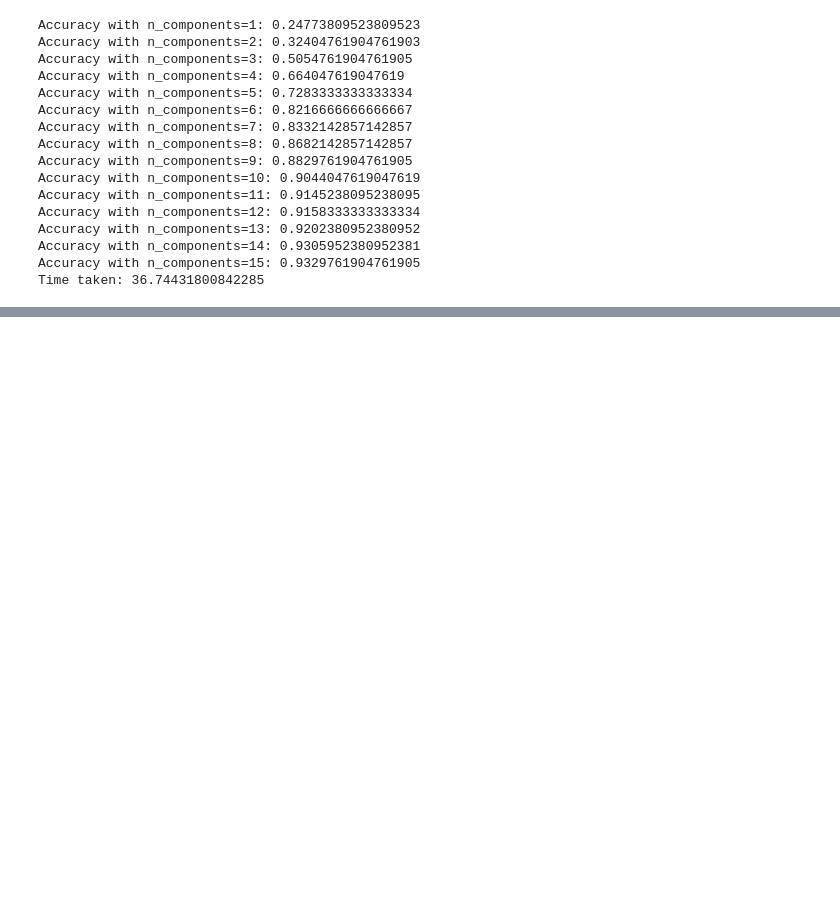
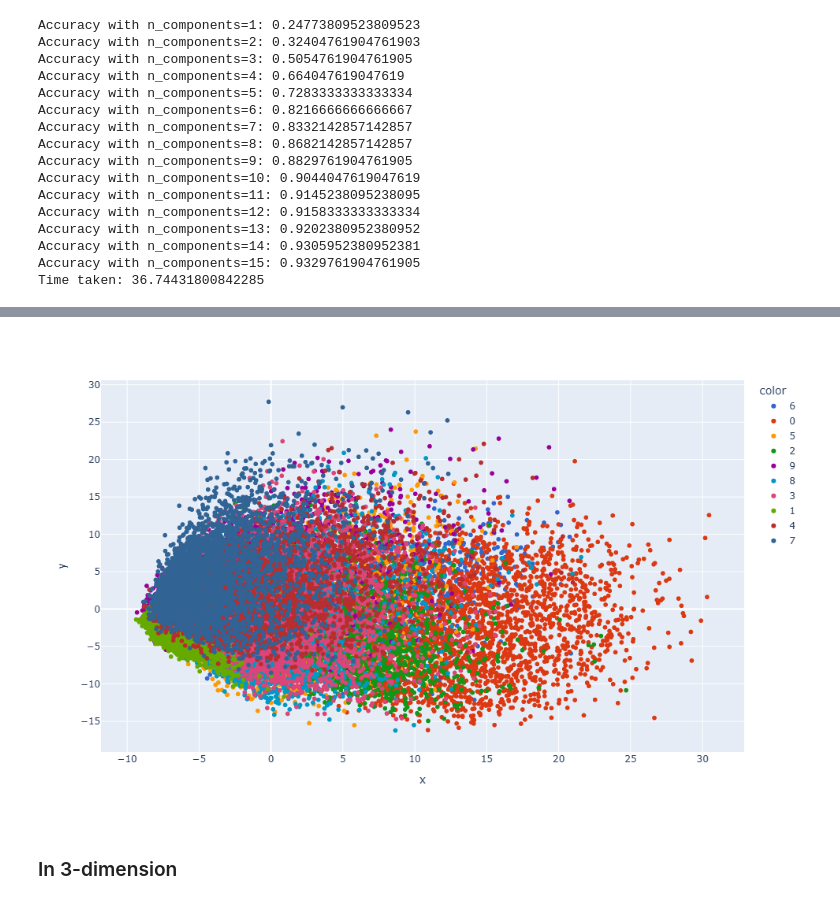
Before and after one commit to GautamKr2/Machine_Learning, a Jupyter notebook: pca_with_example.ipynb, the cells around one changed output, grey strips where cells are left out. Saved outputs shown, nothing was run; the diff lists cells and outputs as text; code cells hidden in the pictures; blank space fills up the shorter version.

```diff
--- a/pca_with_example.ipynb
+++ b/pca_with_example.ipynb
@@ -157,0 +162,4 @@ Time taken: 36.74431800842285
+# %%
+pca2 = PCA(n_components=2)
+x_train_trf1 = pca2.fit_transform(x_train_scaled)
+x_test_trf1 = pca2.transform(x_test_scaled)
@@ -157,0 +178,12 @@ Time taken: 36.74431800842285
+# %%
+y_train_trf = y_train.astype(str)
+fig = px.scatter(x=x_train_trf1[:,0], y=x_train_trf1[:,1], color=y_train_trf,
+          color_discrete_sequence=px.colors.qualitative.G10
+          )
+
+fig.update_layout(height=600, width=1000)
+fig.show()
+# %% [output]
+[figure, added]
+# %% [markdown]
+### In 3-dimension
```
Also changed, not shown: parts of 20 cells of this notebook.
